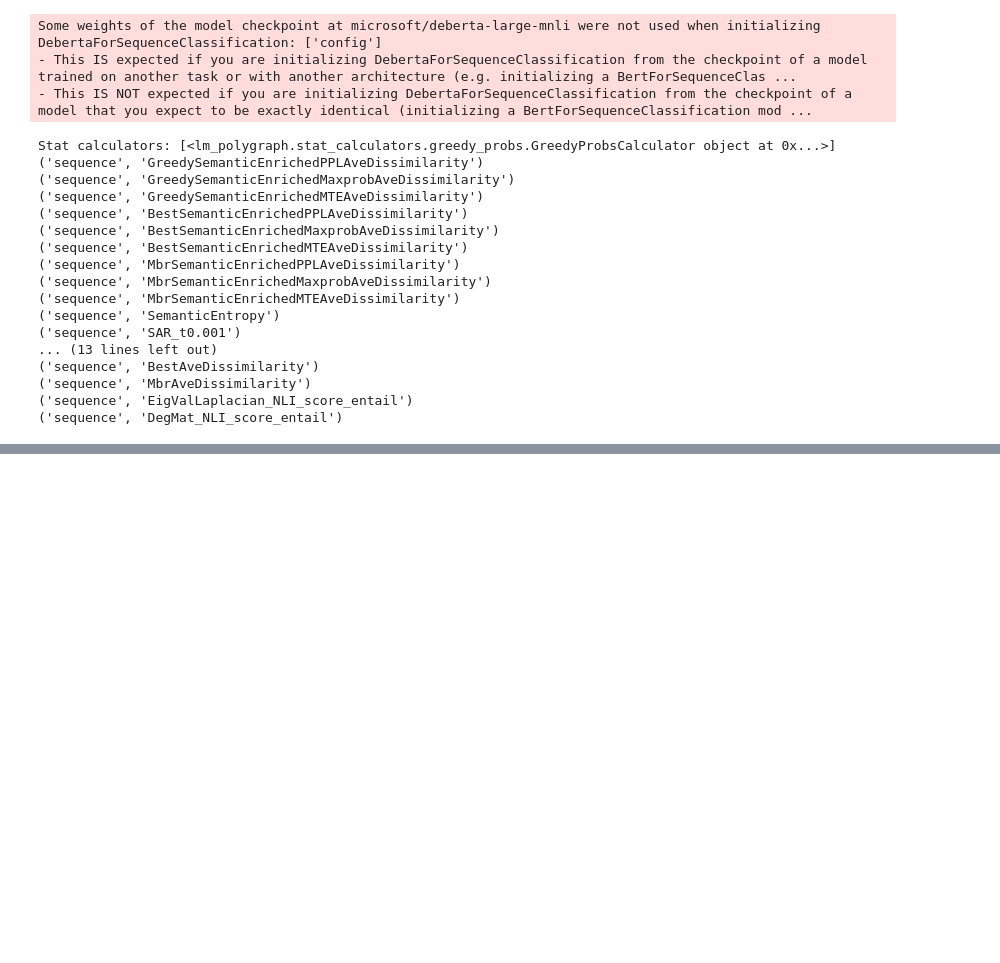
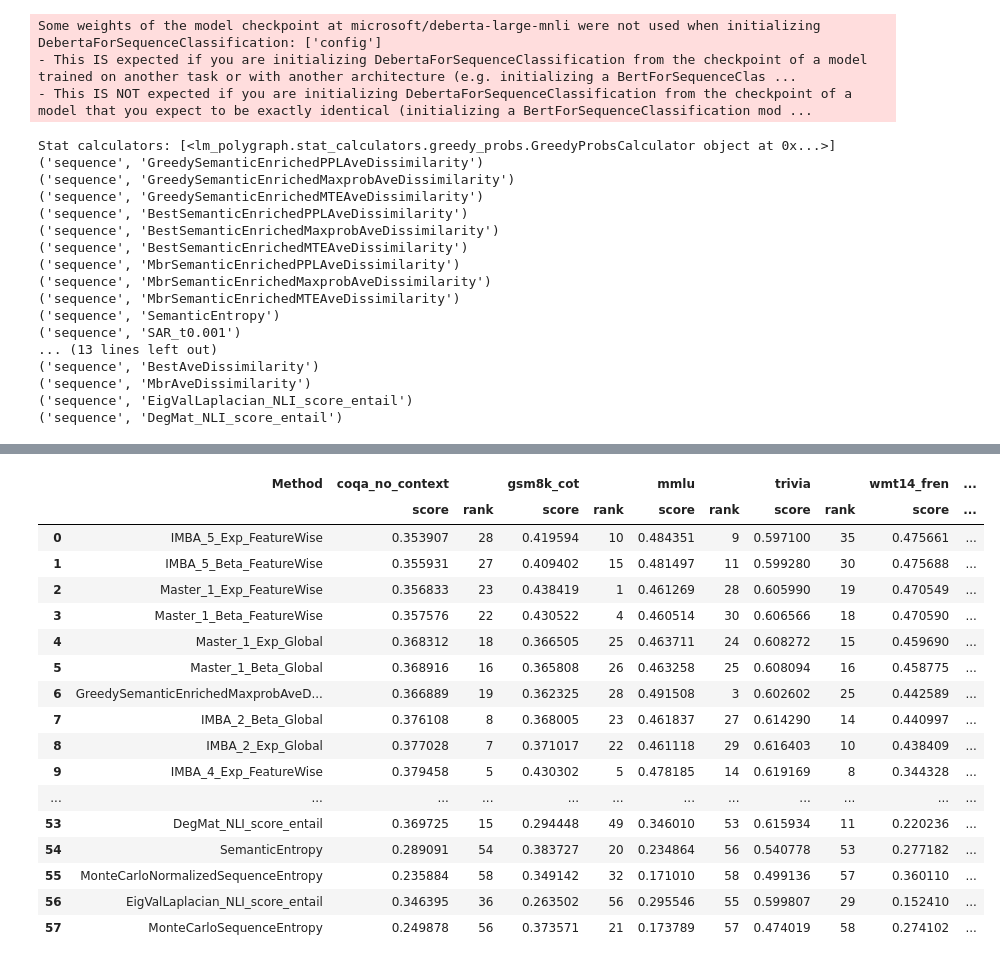
Before and after one commit to DavydenkoGr/FEDERATED-UNCERTAINTY, a Jupyter notebook: notebooks/try_llm.ipynb, the cells around one changed output, grey strips where cells are left out. Cells and saved outputs as stored; diff of their text form; code cells hidden in the pictures; blank space fills up the shorter version.

```diff
--- a/notebooks/try_llm.ipynb
+++ b/notebooks/try_llm.ipynb
@@ -272,0 +327,20 @@ for model_name in ["llama8b", "falcon7b", "mistral7b"]:
+# %%
+import pandas as pd
+
+# assume df has columns: ["Method", "dataset", "prr"]
+df = pd.DataFrame(results)
+
+
+tables = {}
+for model, df_model in df.groupby("model"):
+    df_wide = df_model.pivot_table(
+        index="Method", columns="dataset", values="prr", aggfunc="mean"
+    )
+    df_wide["mean"] = df_wide.mean(axis=1)
+    df_wide = df_wide.sort_values("mean", ascending=False).reset_index()
+    tables[model] = df_wide
+    filename = f"../resources/llm_resources/{model}_results.csv"
+    df_wide.to_csv(filename, index=False)
+
+# Example: show the table for one model
+tables["llama8b"]
@@ -272,0 +419,58 @@ for model_name in ["llama8b", "falcon7b", "mistral7b"]:
+# %%
+import pandas as pd
+
+# assume df has columns: ["model", "Method", "dataset", "prr"]
+df = pd.DataFrame(results)
+
+tables = {}
+for model, df_model in df.groupby("model"):
+    # pivot to wide form
+    df_wide = df_model.pivot_table(
+        index="Method", columns="dataset", values="prr", aggfunc="mean"
+    )
+
+    # add mean across datasets
+    df_wide["mean"] = df_wide.mean(axis=1)
+
+    # build a new DataFrame with MultiIndex columns: (dataset, "score") and (dataset, "rank")
+    df_nice = {}
+    for col in df_wide.columns:
+        if col != "mean":
+            df_nice[(col, "score")] = df_wide[col]
+            df_nice[(col, "rank")] = df_wide[col].rank(method="min", ascending=False).astype(int)
+
+    # add mean score + rank
+    df_nice[("mean", "score")] = df_wide["mean"]
+    df_nice[("mean", "rank")] = df_wide["mean"].rank(method="min", ascending=False).astype(int)
+
+    # convert dict to DataFrame
+    df_pretty = pd.DataFrame(df_nice, index=df_wide.index)
+
+    # sort by mean rank
+    df_pretty = df_pretty.sort_values(("mean", "rank")).reset_index()
+
+    tables[model] = df_pretty
+    filename = f"../resources/llm_resources/{model}_results.csv"
+    df_pretty.to_csv(filename)
+
+# Example: show table for one model
+tables["llama8b"]
+# %% [output]
+|  | Method | coqa_no_context |  | gsm8k_cot |  | mmlu |  | trivia |  | wmt14_fren | ... |
+|  |  | score | rank | score | rank | score | rank | score | rank | score | ... |
+| 0 | IMBA_5_Exp_FeatureWise | 0.353907 | 28 | 0.419594 | 10 | 0.484351 | 9 | 0.597100 | 35 | 0.475661 | ... |
+| 1 | IMBA_5_Beta_FeatureWise | 0.355931 | 27 | 0.409402 | 15 | 0.481497 | 11 | 0.599280 | 30 | 0.475688 | ... |
+| 2 | Master_1_Exp_FeatureWise | 0.356833 | 23 | 0.438419 | 1 | 0.461269 | 28 | 0.605990 | 19 | 0.470549 | ... |
+| 3 | Master_1_Beta_FeatureWise | 0.357576 | 22 | 0.430522 | 4 | 0.460514 | 30 | 0.606566 | 18 | 0.470590 | ... |
+| 4 | Master_1_Exp_Global | 0.368312 | 18 | 0.366505 | 25 | 0.463711 | 24 | 0.608272 | 15 | 0.459690 | ... |
+| 5 | Master_1_Beta_Global | 0.368916 | 16 | 0.365808 | 26 | 0.463258 | 25 | 0.608094 | 16 | 0.458775 | ... |
+| 6 | GreedySemanticEnrichedMaxprobAveD... | 0.366889 | 19 | 0.362325 | 28 | 0.491508 | 3 | 0.602602 | 25 | 0.442589 | ... |
+| 7 | IMBA_2_Beta_Global | 0.376108 | 8 | 0.368005 | 23 | 0.461837 | 27 | 0.614290 | 14 | 0.440997 | ... |
+| 8 | IMBA_2_Exp_Global | 0.377028 | 7 | 0.371017 | 22 | 0.461118 | 29 | 0.616403 | 10 | 0.438409 | ... |
+| 9 | IMBA_4_Exp_FeatureWise | 0.379458 | 5 | 0.430302 | 5 | 0.478185 | 14 | 0.619169 | 8 | 0.344328 | ... |
+| ... | ... | ... | ... | ... | ... | ... | ... | ... | ... | ... | ... |
+| 53 | DegMat_NLI_score_entail | 0.369725 | 15 | 0.294448 | 49 | 0.346010 | 53 | 0.615934 | 11 | 0.220236 | ... |
+| 54 | SemanticEntropy | 0.289091 | 54 | 0.383727 | 20 | 0.234864 | 56 | 0.540778 | 53 | 0.277182 | ... |
+| 55 | MonteCarloNormalizedSequenceEntropy | 0.235884 | 58 | 0.349142 | 32 | 0.171010 | 58 | 0.499136 | 57 | 0.360110 | ... |
+| 56 | EigValLaplacian_NLI_score_entail | 0.346395 | 36 | 0.263502 | 56 | 0.295546 | 55 | 0.599807 | 29 | 0.152410 | ... |
+| 57 | MonteCarloSequenceEntropy | 0.249878 | 56 | 0.373571 | 21 | 0.173789 | 57 | 0.474019 | 58 | 0.274102 | ... |
```
Also changed, not shown: parts of 4 cells of this notebook.
